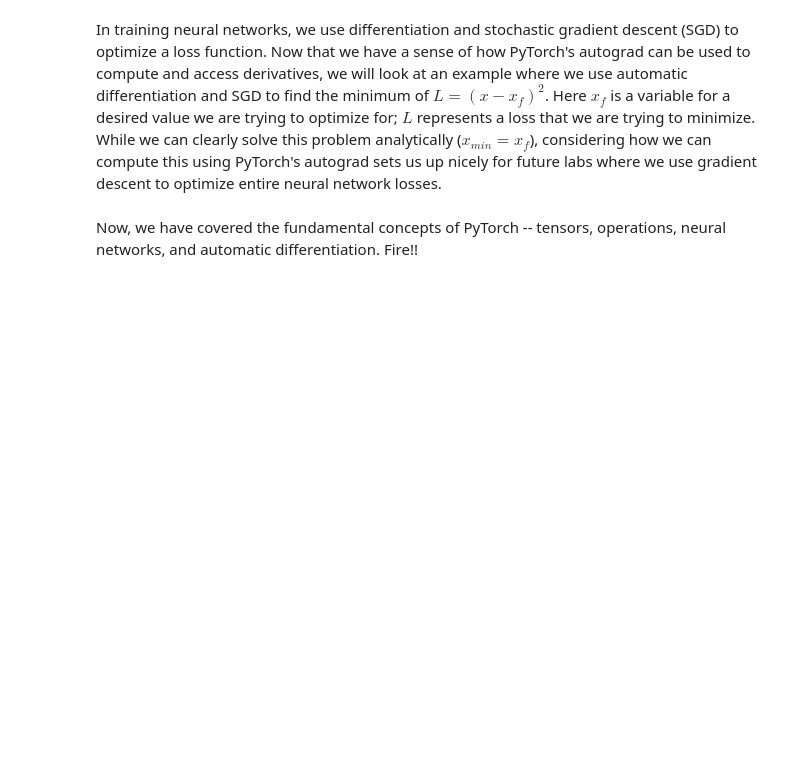
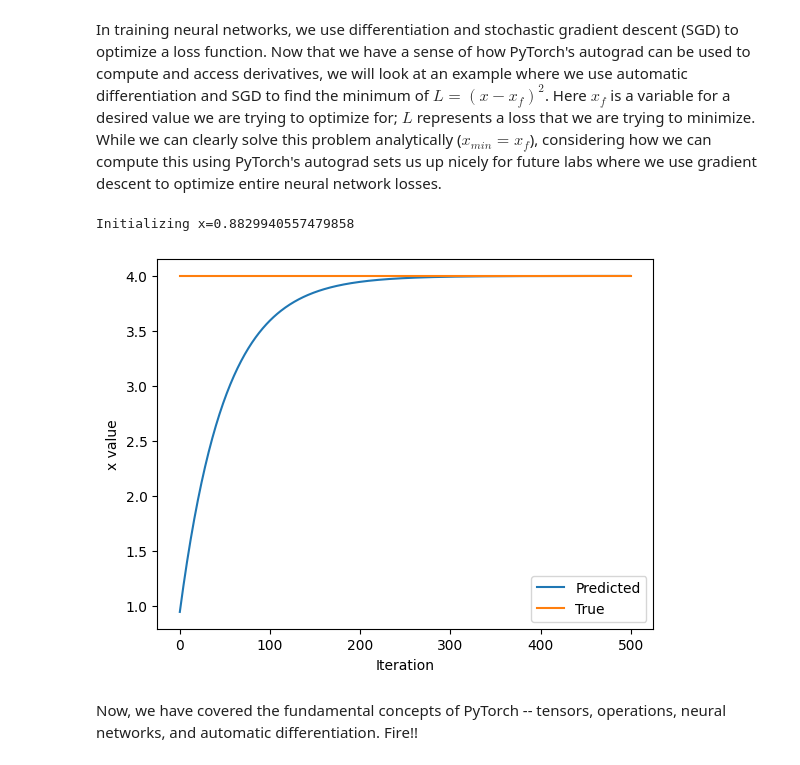
Before and after one commit to msamiullah-ai/Advanced-NLP, a Jupyter notebook: MITlab1/PT_Part1_Intro.ipynb, the cells around one changed output. Saved outputs shown, nothing was run; the diff lists cells and outputs as text; code cells hidden in the pictures; blank space fills up the shorter version.

```diff
--- a/MITlab1/PT_Part1_Intro.ipynb
+++ b/MITlab1/PT_Part1_Intro.ipynb
@@ -305,33 +344,36 @@ In training neural networks, we use differentiation and stochastic gradient desc
 x = torch.randn(1)
 print(f"Initializing x={x.item()}")
 
 learning_rate = 1e-2  # Learning rate
 history = []
 x_f = 4  # Target value
 
 
 # We will run gradient descent for a number of iterations. At each iteration, we compute the loss,
 #   compute the derivative of the loss with respect to x, and perform the update.
 for i in range(500):
     x = torch.tensor([x], requires_grad=True)
 
     # TODO: Compute the loss as the square of the difference between x and x_f
-    loss = # TODO
+    loss = (x - x_f) ** 2
 
     # Backpropagate through the loss to compute gradients
     loss.backward()
 
     # Update x with gradient descent
     x = x.item() - learning_rate * x.grad
 
     history.append(x.item())
 
 # Plot the evolution of x as we optimize toward x_f!
 plt.plot(history)
 plt.plot([0, 500], [x_f, x_f])
 plt.legend(('Predicted', 'True'))
 plt.xlabel('Iteration')
 plt.ylabel('x value')
 plt.show()
+# %% [output]
+Initializing x=0.8829940557479858
+[figure, added]
 # %% [markdown]
 Now, we have covered the fundamental concepts of PyTorch -- tensors, operations, neural networks, and automatic differentiation. Fire!!
```
Also changed, not shown: parts of 17 cells of this notebook.
